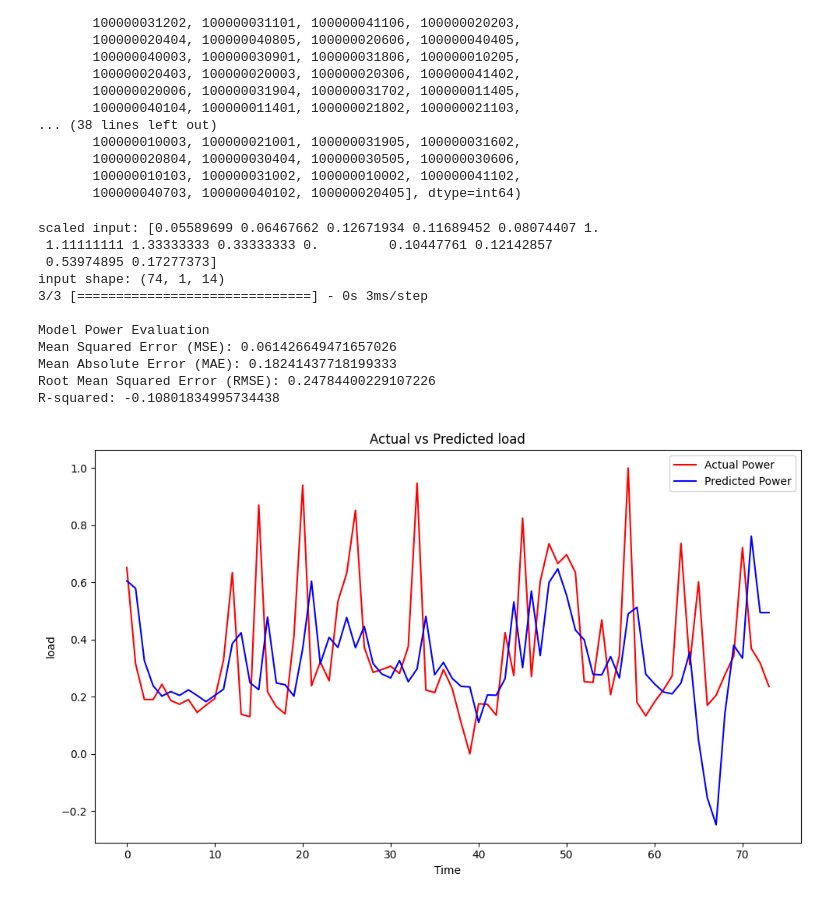
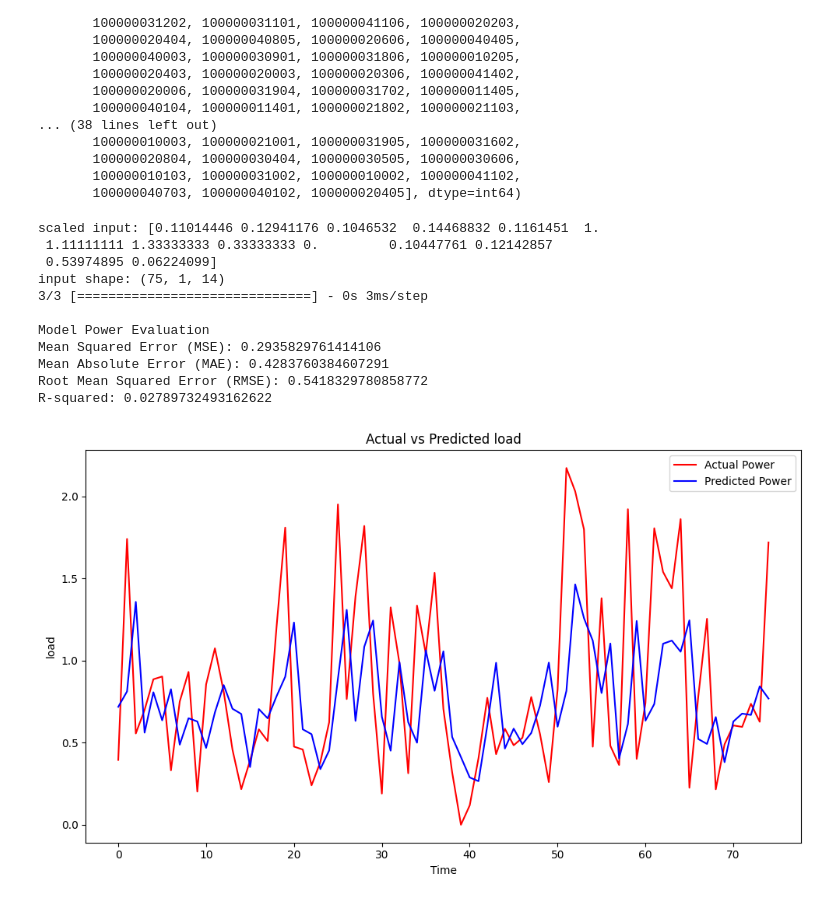
Before and after one commit to Harshvardhan1407/TensorFlow, a Jupyter notebook: test4.ipynb, the cells around one changed output. Cells and saved outputs as stored; diff of their text form; code cells hidden in the pictures.

```diff
--- a/test4.ipynb
+++ b/test4.ipynb
@@ -650,28 +644,28 @@ from tensorflow.keras.layers import LSTM, Dense, Dropout, Embedding
 from tensorflow.keras.optimizers import Adam
 
 # Define model
-model = Sequential()
+lstm_model = Sequential()
 
 # Optionally add an embedding layer for location_id
 # model.add(Embedding(input_dim=num_locations, output_dim=8, input_length=timesteps))
 
 # LSTM layers
-model.add(LSTM(units=128, return_sequences=True, input_shape=(reshaped_train_features.shape[1], reshaped_train_features.shape[2])))
+lstm_model.add(LSTM(units=64, return_sequences=True, input_shape=(reshaped_train_features.shape[1], reshaped_train_features.shape[2])))
 
 # model.add(LSTM(units=128, return_sequences=True, input_shape=reshaped_train_features.shape))
 
 # model.add(LSTM(128, return_sequences=True, input_shape=(timesteps, num_features)))
-model.add(Dropout(0.2))  # Dropout to prevent overfitting
-model.add(LSTM(64, return_sequences=False))
-model.add(Dropout(0.2))
+lstm_model.add(Dropout(0.2))  # Dropout to prevent overfitting
+lstm_model.add(LSTM(64, return_sequences=False))
+lstm_model.add(Dropout(0.2))
 
 # Dense output layer
-model.add(Dense(1))
+lstm_model.add(Dense(1))
 
 # Compile the model
-model.compile(optimizer=Adam(learning_rate=0.001), loss='mse')
+lstm_model.compile(optimizer=Adam(learning_rate=0.0001), loss='mse')
 
 # Train the model
-history = model.fit(train_f, np.array(train_l), epochs=20, batch_size=32,validation_data=(val_f, val_l))
+history = lstm_model.fit(train_f, np.array(train_l), epochs=20, batch_size=32,validation_data=(val_f, val_l))
 # %% [output]
 Epoch 1/20
@@ -765,34 +761,35 @@ array([100000010501, 100000021204, 100000030503, 100000021102,
        100000010103, 100000031002, 100000010002, 100000041102,
        100000040703, 100000040102, 100000020405], dtype=int64)
 # %%
-t = test_dataset[test_dataset['location_id']==100000041102]
+t = test_dataset[test_dataset['location_id']==100000021205]  # 100000041103
 test_feature = t.copy()
+# test_feature = test_dataset.copy()
 test_label = test_feature.pop('Load_kW')
 
 def lstm_prediction(model_name, scaler, input_data, input_label = None):
     # scale
     scaled_input = scaler.transform(input_data)
     print(f"scaled input: {scaled_input[-1]}")
     # reshape
     reshaped_scaled_input = np.array(scaled_input).reshape((scaled_input.shape[0], 1, scaled_input.shape[1]))
     print(f"input shape: {reshaped_scaled_input.shape}")
     y_pred = model_name.predict(reshaped_scaled_input)
     plot_prediction(input_label,y_pred)
     return y_pred
-pred = lstm_prediction(model,feature_scaler,test_feature,test_label)
+pred = lstm_prediction(lstm_model,feature_scaler,test_feature,test_label)
 # %% [output]
-scaled input: [0.05589699 0.06467662 0.12671934 0.11689452 0.08074407 1.
+scaled input: [0.11014446 0.12941176 0.1046532  0.14468832 0.1161451  1.
  1.11111111 1.33333333 0.33333333 0.         0.10447761 0.12142857
- 0.53974895 0.17277373]
-input shape: (74, 1, 14)
+ 0.53974895 0.06224099]
+input shape: (75, 1, 14)
 3/3 [==============================] - 0s 3ms/step
 
 Model Power Evaluation
-Mean Squared Error (MSE): 0.061426649471657026
-Mean Absolute Error (MAE): 0.18241437718199333
-Root Mean Squared Error (RMSE): 0.24784400229107226
-R-squared: -0.10801834995734438
+Mean Squared Error (MSE): 0.2935829761414106
+Mean Absolute Error (MAE): 0.4283760384607291
+Root Mean Squared Error (RMSE): 0.5418329780858772
+R-squared: 0.02789732493162622
-[figure, old version]
+[figure, new version]
 # %%
 test_feature
 # %% [output]
```
Also changed, not shown: parts of 14 cells of this notebook.
